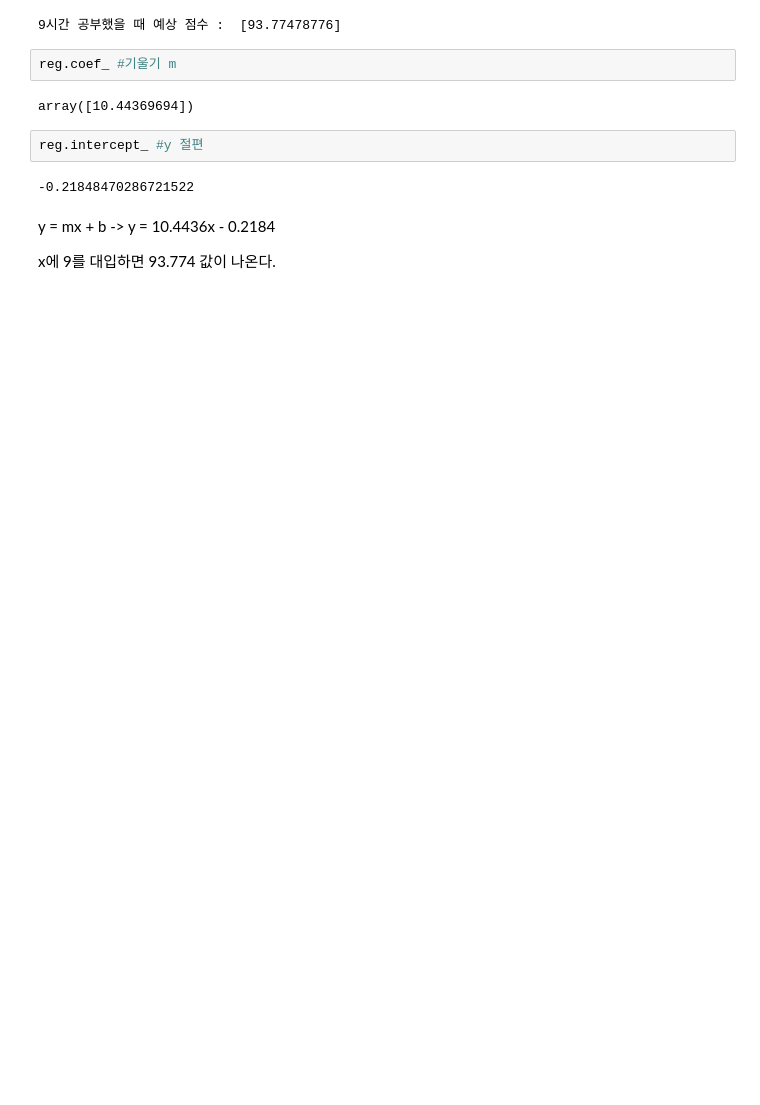
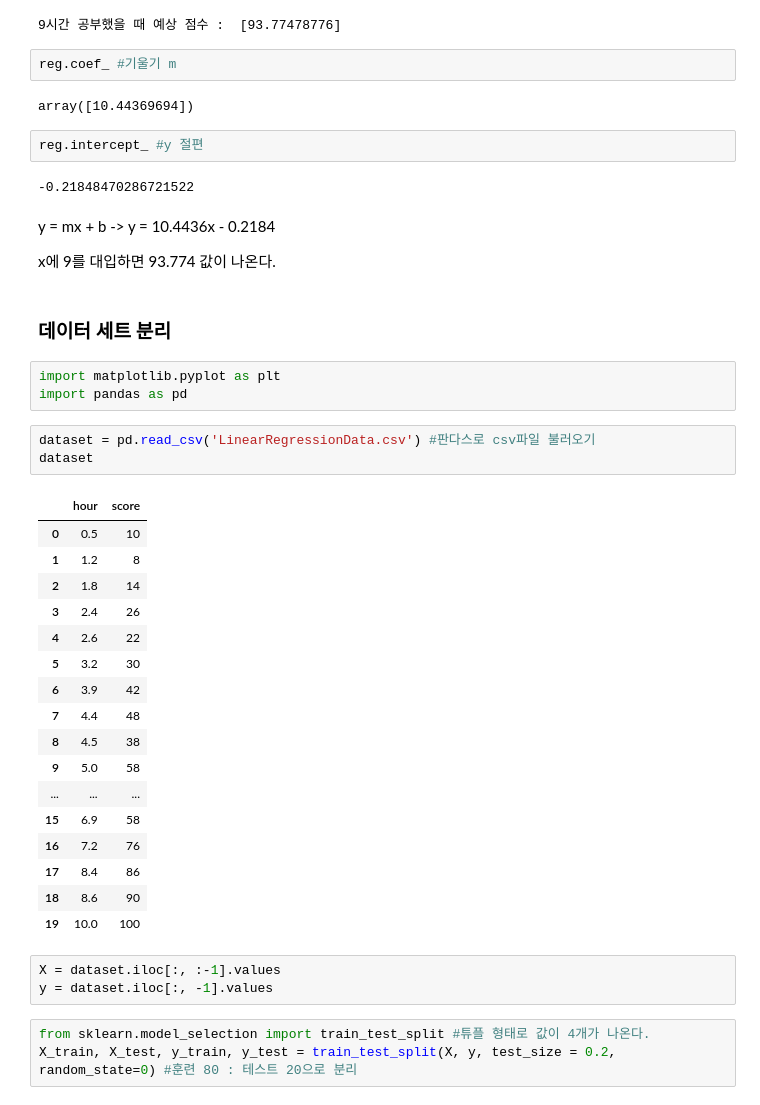
Before and after one commit to birdheee/PythonML, a Jupyter notebook: ScikitLearn/01. Linear Regression.ipynb, the cells around one changed output. Cells and saved outputs as stored; diff of their text form; blank space fills up the shorter version.

```diff
--- a/ScikitLearn/01. Linear Regression.ipynb
+++ b/ScikitLearn/01. Linear Regression.ipynb
@@ -85,3 +85,35 @@ reg.intercept_ #y 절편
 y = mx + b -> y = 10.4436x - 0.2184
 
 x에 9를 대입하면 93.774 값이 나온다.
+# %% [markdown]
+### 데이터 세트 분리
+# %%
+import matplotlib.pyplot as plt
+import pandas as pd
+# %%
+dataset = pd.read_csv('LinearRegressionData.csv') #판다스로 csv파일 불러오기
+dataset
+# %% [output]
+|  | hour | score |
+| 0 | 0.5 | 10 |
+| 1 | 1.2 | 8 |
+| 2 | 1.8 | 14 |
+| 3 | 2.4 | 26 |
+| 4 | 2.6 | 22 |
+| 5 | 3.2 | 30 |
+| 6 | 3.9 | 42 |
+| 7 | 4.4 | 48 |
+| 8 | 4.5 | 38 |
+| 9 | 5.0 | 58 |
+| ... | ... | ... |
+| 15 | 6.9 | 58 |
+| 16 | 7.2 | 76 |
+| 17 | 8.4 | 86 |
+| 18 | 8.6 | 90 |
+| 19 | 10.0 | 100 |
+# %%
+X = dataset.iloc[:, :-1].values
+y = dataset.iloc[:, -1].values
+# %%
+from sklearn.model_selection import train_test_split #튜플 형태로 값이 4개가 나온다.
+X_train, X_test, y_train, y_test = train_test_split(X, y, test_size = 0.2, random_state=0) #훈련 80 : 테스트 20으로 분리
```
Also changed, not shown: parts of 28 cells of this notebook, 2 other files.
